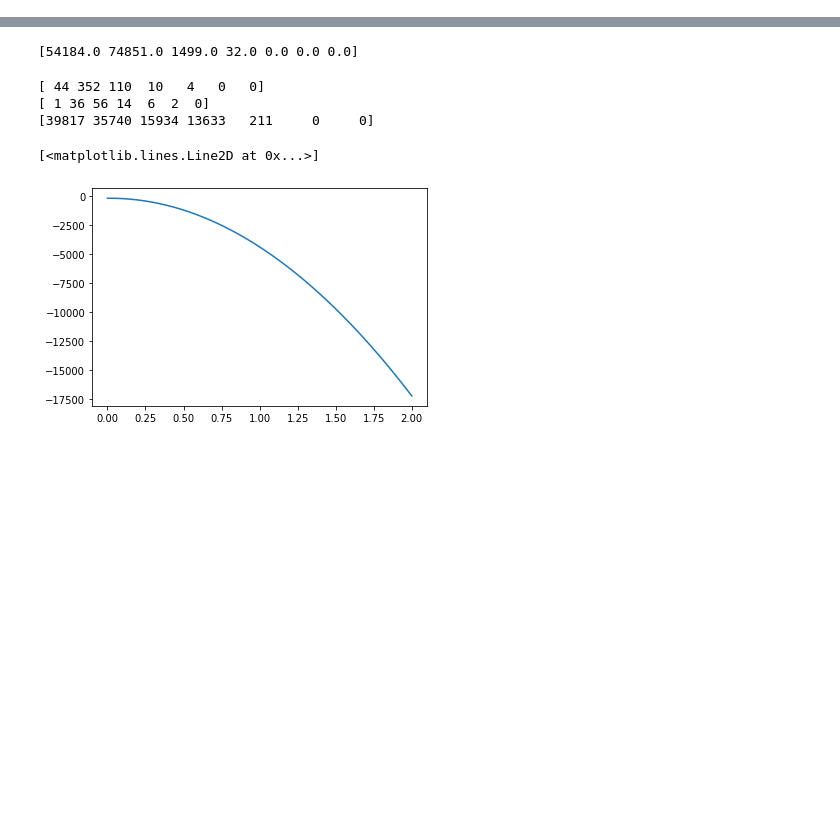
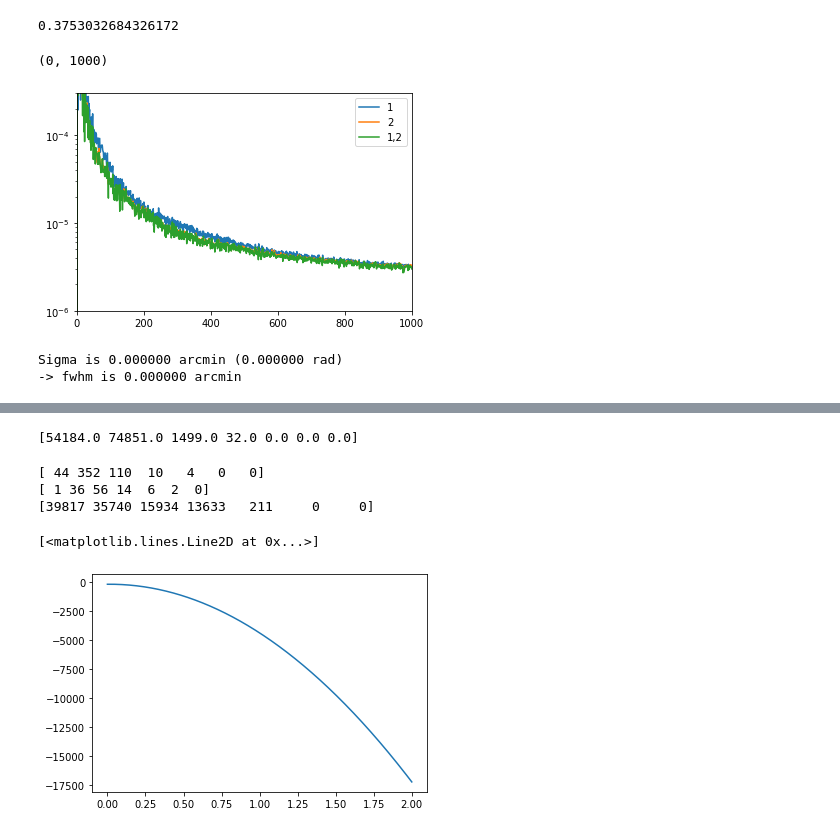
Before and after one commit to KIPAC/nuXgal, a Jupyter notebook: nb/test.ipynb, the cells around one changed output, grey strips where cells are left out. Saved outputs shown, nothing was run; the diff lists cells and outputs as text; code cells hidden in the pictures; blank space fills up the shorter version.

```diff
--- a/nb/test.ipynb
+++ b/nb/test.ipynb
@@ -43,0 +77,20 @@ Using /Users/kefang/Softwares/analysis_001 for NUXGAL_DIR
+# %%
+WISE_data_dir = '/Users/kefang/work/neutrinoXgalaxy/data/WISE-2MASS galaxy sample/irsa_catalog_search_results.txt'
+# %%
+galaxySampleFile = np.loadtxt(WISE_data_dir)
+# %%
+index_map_pixel = hp.pixelfunc.ang2pix(512, np.radians(90. - galaxySampleFile[:, 1]), np.radians(galaxySampleFile[:, 0]))
+
+galaxymap = np.zeros(hp.pixelfunc.nside2npix(512))
+
+for i in index_map_pixel:
+    galaxymap[i] += 1.
+
+
+from astropy import units as u
+from astropy.coordinates import SkyCoord
+exposuremap_theta, exposuremap_phi = hp.pixelfunc.pix2ang(512, np.arange(12*512**2))
+
+c_icrs = SkyCoord(ra= exposuremap_phi * u.radian, dec=(np.pi/2 - exposuremap_theta)*u.radian, frame='icrs')
+idx_galaxymask = np.where(np.abs(c_icrs.galactic.b.degree) < 10)
+galaxymap2 = galaxymap.copy()
@@ -43,0 +107,27 @@ Using /Users/kefang/Softwares/analysis_001 for NUXGAL_DIR
+# %%
+
+idx_muon = np.where(exposuremap_theta > np.radians(85.))
+mask_nu = np.zeros(12*512**2, dtype=np.bool)
+mask_nu[idx_muon] = 1.
+mask_nu[idx_galaxymask] = 1.
+idx_mask = np.where(mask_nu != 0)
+f_sky2 = 1. - len(idx_mask[0]) / float(512**2 * 12)
+print (f_sky2)
+overdensity2 = galaxymap2
+overdensity2[idx_mask] = hp.UNSEEN
+overdensity2 = hp.ma(overdensity2)
+overdensity2 = overdensity2 / overdensity2.mean() - 1.
+# %% [output]
+0.3753032684326172
+(0, 1000)
+[figure, added]
+# %%
+map = hp.alm2map(gs.overdensityalm, nside=128)
+mask_nu = np.zeros(Defaults.NPIXEL, dtype=np.bool)
+mask_nu[Defaults.idx_muon] = 1.
+mask_nu[gs.idx_galaxymask] = 1.
+idx_mask_128 = np.where(mask_nu != 0)
+map[idx_mask_128] = hp.UNSEEN
+# %% [output]
+Sigma is 0.000000 arcmin (0.000000 rad)
+-> fwhm is 0.000000 arcmin
```
Also changed, not shown: parts of 8 cells of this notebook, 11 other files.
